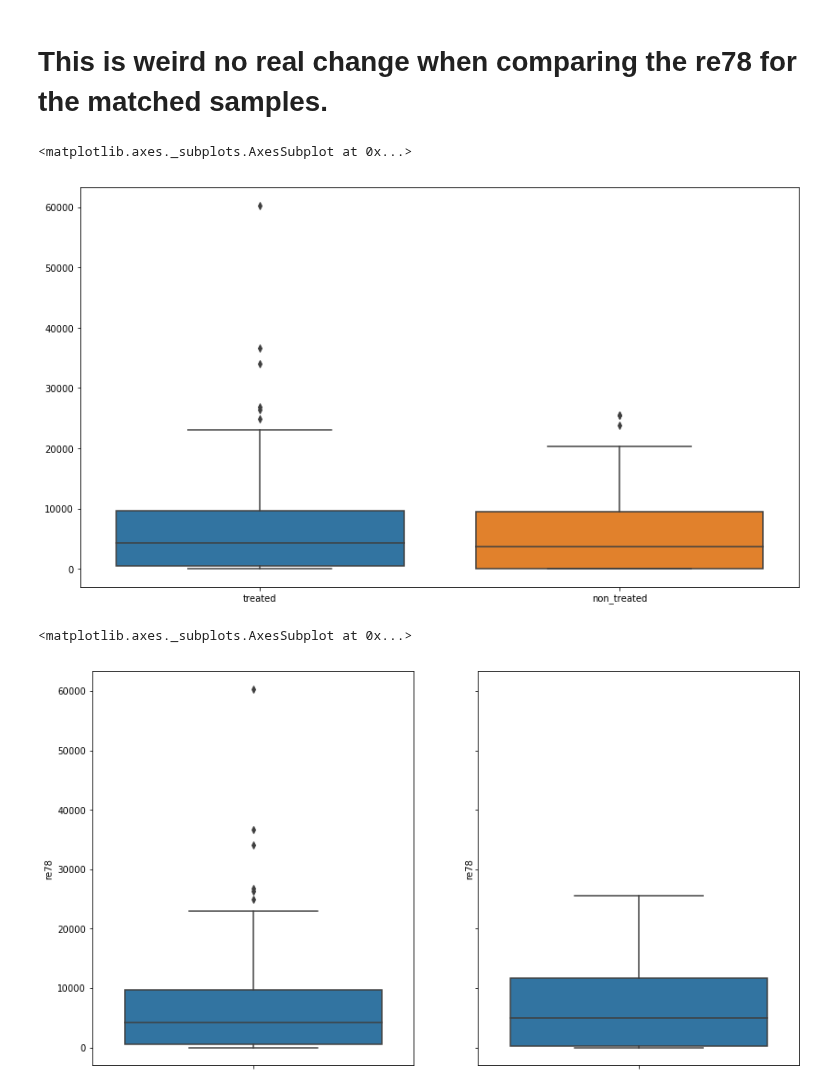
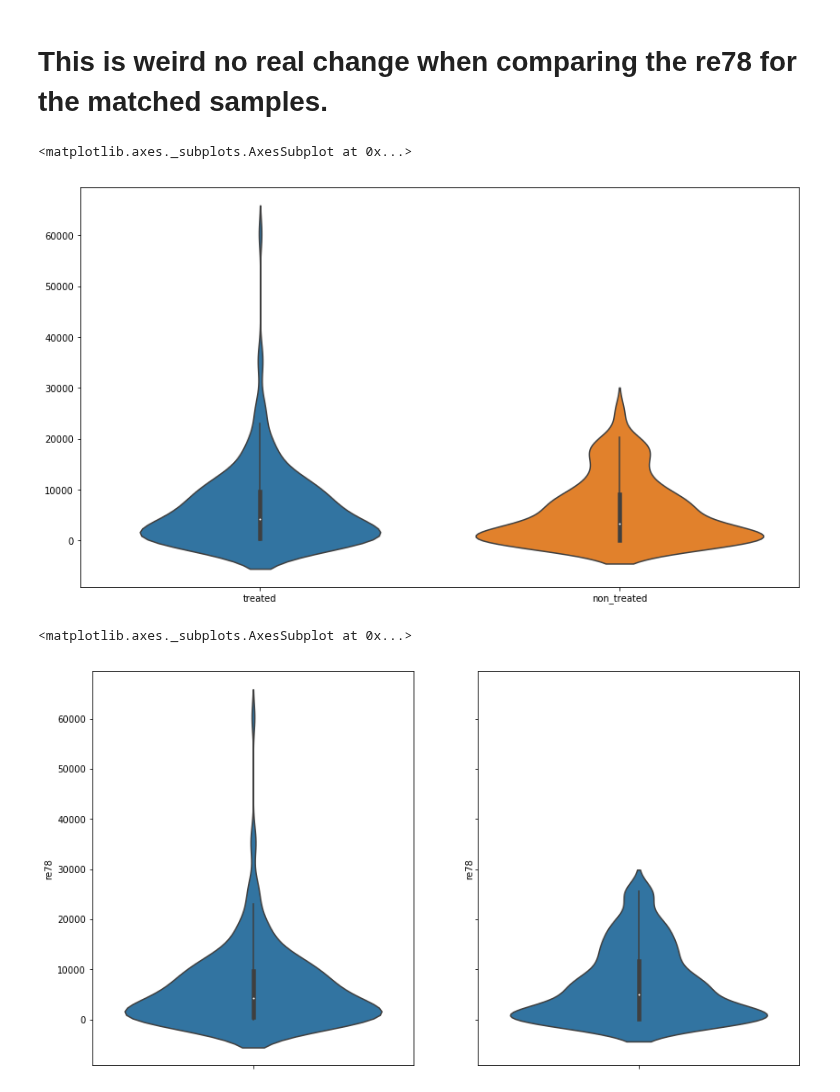
Before and after one commit to roman-bachmann/prayingmantissa, a Jupyter notebook: homework04/notebook.ipynb, the cells around one changed output. Cells and saved outputs as stored; diff of their text form; code cells hidden in the pictures.

```diff
--- a/homework04/notebook.ipynb
+++ b/homework04/notebook.ipynb
@@ -124,17 +129,17 @@ non_treated_match = non_treated.loc[psids]
 # This is weird no real change when comparing the re78 for the matched samples.
 # %%
 df = pd.DataFrame()
-df['treated'] = treated[['re78']]
+df['treated'] = treated['re78']
 df['non_treated'] = non_treated_match.re78.values
 _, axs = plt.subplots(1, figsize=(14, 8))
-sns.boxplot(data=df)
+sns.violinplot(data=df)
 # %% [output]
 <matplotlib.axes._subplots.AxesSubplot at 0x...>
-[figure, old version]
+[figure, new version]
 # %%
 _, axs = plt.subplots(1, 2, figsize=(14, 8), sharey=True)
-sns.boxplot(y='re78', data=treated, ax=axs[0])
-sns.boxplot(y='re78', data=non_treated, ax=axs[1])
+sns.violinplot(y='re78', data=treated, ax=axs[0])
+sns.violinplot(y='re78', data=non_treated, ax=axs[1])
 # %% [output]
 <matplotlib.axes._subplots.AxesSubplot at 0x...>
-[figure, old version]
+[figure, new version]
```
Also changed, not shown: parts of 8 cells of this notebook.
